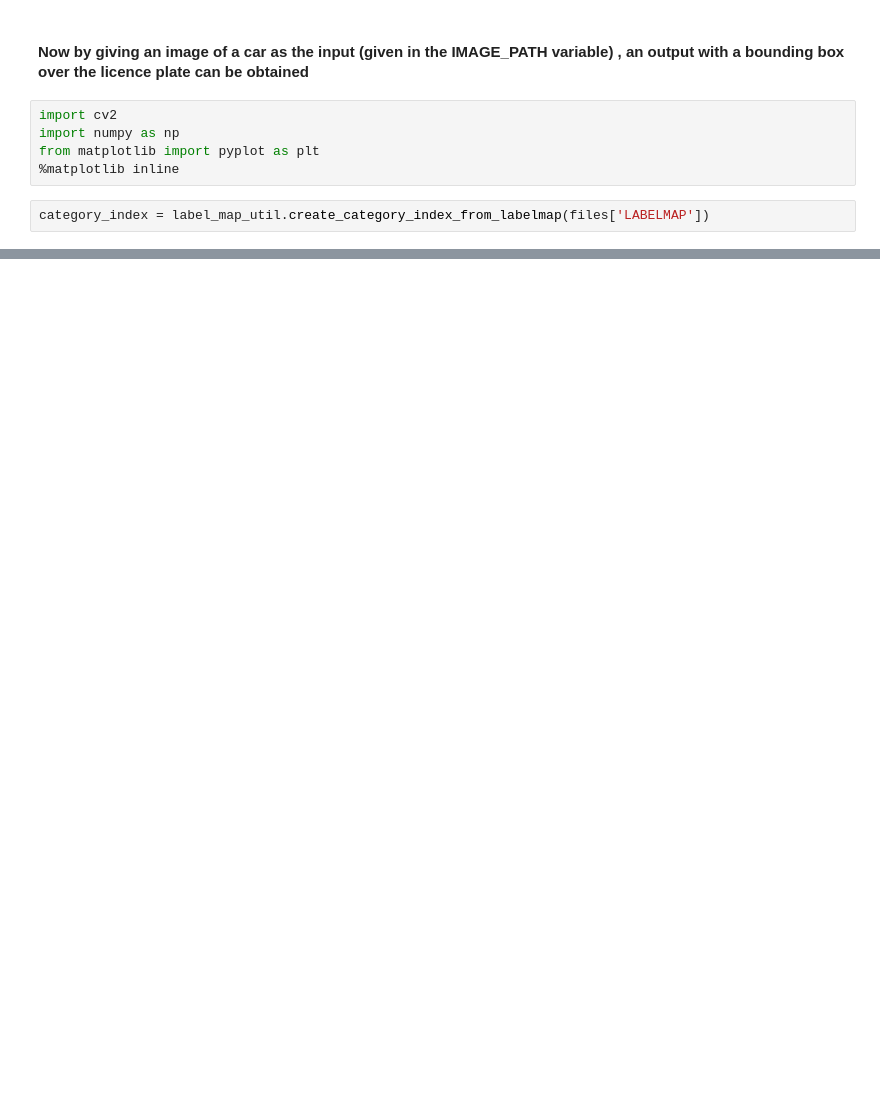
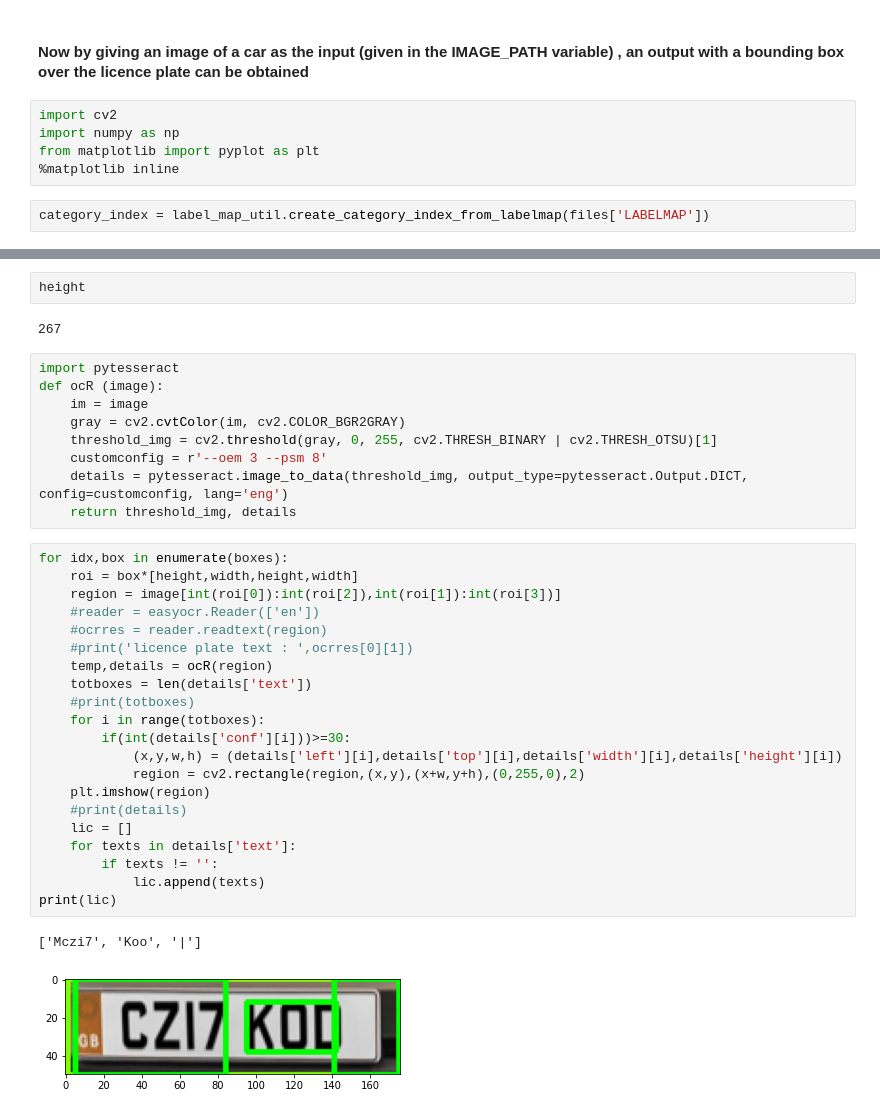
Before and after one commit to Sharath-v87/License-plate-detection, a Jupyter notebook: Licence detection - Tensorflow.ipynb, the cells around one changed output, grey strips where cells are left out. Saved outputs shown, nothing was run; the diff lists cells and outputs as text; blank space fills up the shorter version.

```diff
--- a/Licence detection - Tensorflow.ipynb
+++ b/Licence detection - Tensorflow.ipynb
@@ -207,0 +220,37 @@ plt.show()
+# %%
+height
+# %% [output]
+267
+# %%
+import pytesseract
+def ocR (image):
+    im = image
+    gray = cv2.cvtColor(im, cv2.COLOR_BGR2GRAY)
+    threshold_img = cv2.threshold(gray, 0, 255, cv2.THRESH_BINARY | cv2.THRESH_OTSU)[1]
+    customconfig = r'--oem 3 --psm 8'
+    details = pytesseract.image_to_data(threshold_img, output_type=pytesseract.Output.DICT, config=customconfig, lang='eng')
+    return threshold_img, details
+# %%
+for idx,box in enumerate(boxes):
+    roi = box*[height,width,height,width]
+    region = image[int(roi[0]):int(roi[2]),int(roi[1]):int(roi[3])]
+    #reader = easyocr.Reader(['en'])
+    #ocrres = reader.readtext(region)
+    #print('licence plate text : ',ocrres[0][1])
+    temp,details = ocR(region)
+    totboxes = len(details['text'])
+    #print(totboxes)
+    for i in range(totboxes):
+        if(int(details['conf'][i]))>=30:
+            (x,y,w,h) = (details['left'][i],details['top'][i],details['width'][i],details['height'][i])
+            region = cv2.rectangle(region,(x,y),(x+w,y+h),(0,255,0),2)
+    plt.imshow(region)
+    #print(details)
+    lic = []
+    for texts in details['text']:
+        if texts != '':
+            lic.append(texts)
+print(lic)
+# %% [output]
+['Mczi7', 'Koo', '|']
+[figure, added]
```
Also changed, not shown: parts of 6 cells of this notebook, 7 other files.
